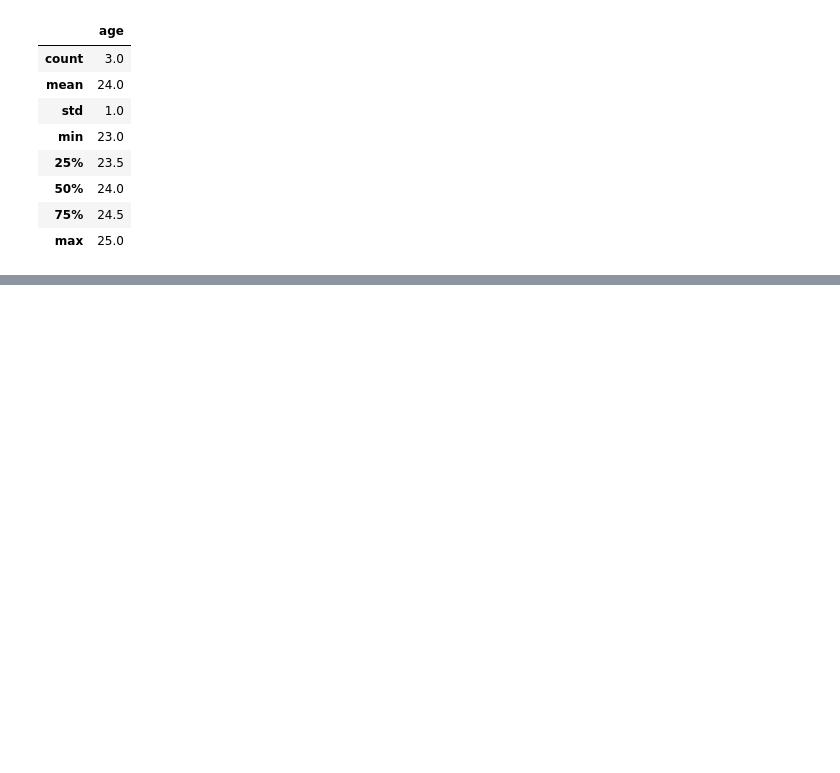
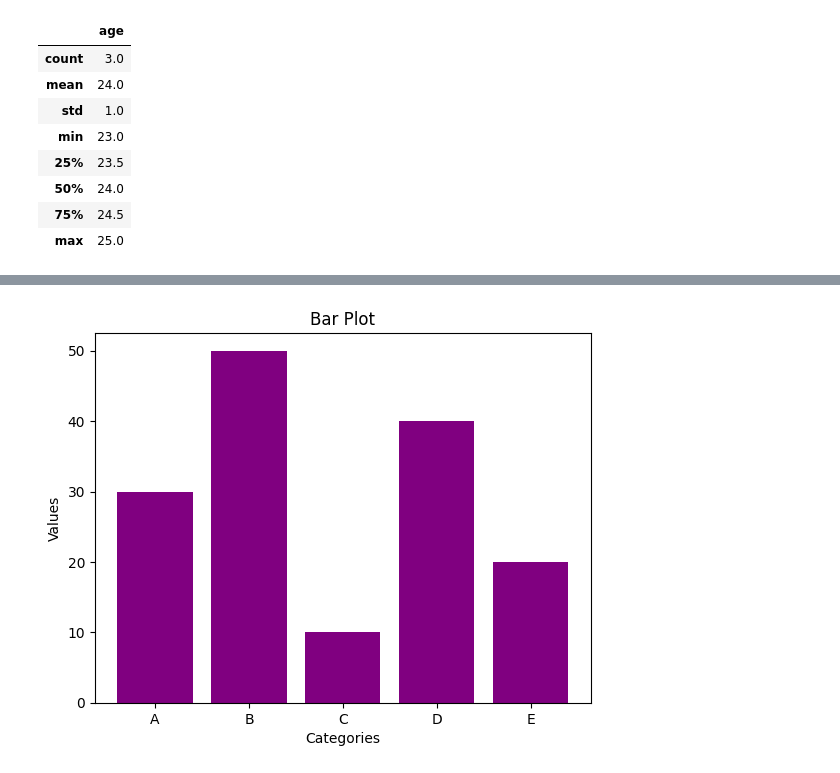
Before and after one commit to Osheenjain646/ML, a Jupyter notebook: Day-9/notes.ipynb, the cells around one changed output, grey strips where cells are left out. Saved outputs shown, nothing was run; the diff lists cells and outputs as text; code cells hidden in the pictures; blank space fills up the shorter version.

```diff
--- a/Day-9/notes.ipynb
+++ b/Day-9/notes.ipynb
@@ -379,0 +791,14 @@ df.describe() ## describe the data with info of operation that can be done on it
+# %%
+## bar plot
+
+categories=['A','B','C','D','E']
+values=[30,50,10,40,20]
+
+## create a bar plot
+plt.bar(categories,values,color='purple')  ## create a bar plot with categories on x axis and values on y axis with purple color
+plt.xlabel('Categories')  ## label for x axis
+plt.ylabel('Values')  ## label for y axis
+plt.title('Bar Plot')  ## title for the plot
+plt.show()
+# %% [output]
+[figure, added]
```
Also changed, not shown: parts of 67 cells of this notebook, 4 other files.
